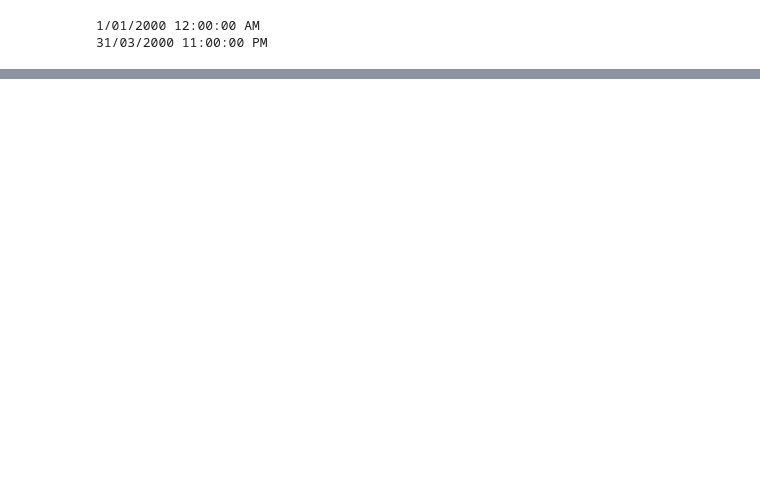
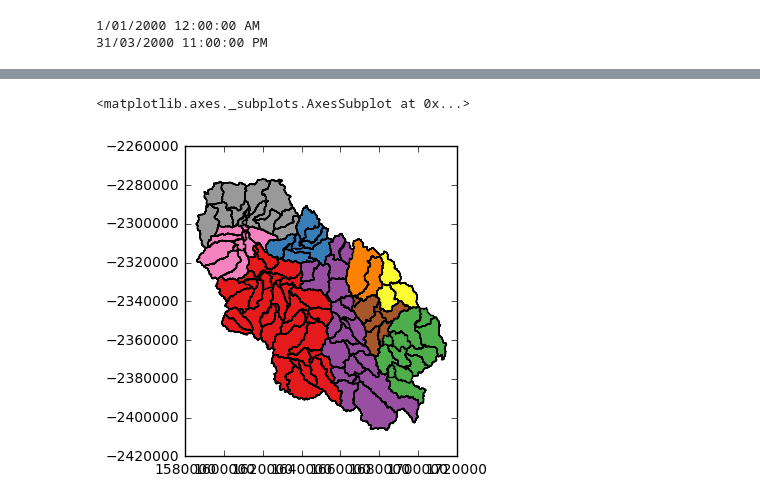
Before and after one commit to frbennett/reef_scripts, a Jupyter notebook: GBR/Examples/IdentifyContributingCatchments.ipynb, the cells around one changed output, grey strips where cells are left out. Drawn from its saved outputs; the diff is of its cells as text; code cells hidden in the pictures; blank space fills up the shorter version.

```diff
--- a/GBR/Examples/IdentifyContributingCatchments.ipynb
+++ b/GBR/Examples/IdentifyContributingCatchments.ipynb
@@ -145,6 +155,6 @@ Found this (link) network element: link for catchment SC #139
 # %%
-linkregs
-
+linkregs_df = pd.DataFrame(list(linkregs.items()), columns=['LinkName','RegName'])
+linkregs_df
 #help(v.network)
 #help(run_results2)
 # %% [output]
@@ -167,0 +179,11 @@ linkregs
+# %%
+network_df = v.network().as_dataframe()
+catchdf = network_df[network_df.feature_type=='catchment']
+linkdf = network_df[network_df.feature_type=='link']
+
+catchlinkdf = pd.merge(catchdf, linkdf, how='inner', left_on=['link'], right_on=['id'])
+catchlinkdf = catchlinkdf.rename(columns={'areaInSquareMeters_y':'linkarea', 'areaInSquareMeters_x':'areaInSquareMeters', 'feature_type_y':'link_feat_type', 'feature_type_x':'feature_type', 'geometry_y':'link_geom', 'geometry_x':'geometry', 'name_y': 'link_name'})
+
+catchlinkdfregdf = pd.merge(catchlinkdf, linkregs_df, how='inner', left_on=['link_name'], right_on=['LinkName'])
+
+catchlinkdfregdf.head(8)
@@ -168,2 +201,7 @@ linkregs
+# %%
+catchlinkdfregdf.plot(column='RegName')
+# %% [output]
+<matplotlib.axes._subplots.AxesSubplot at 0x...>
+[figure, added]
 # %%
 kill_all_now(processes)
```
Also changed, not shown: parts of 7 cells of this notebook.
